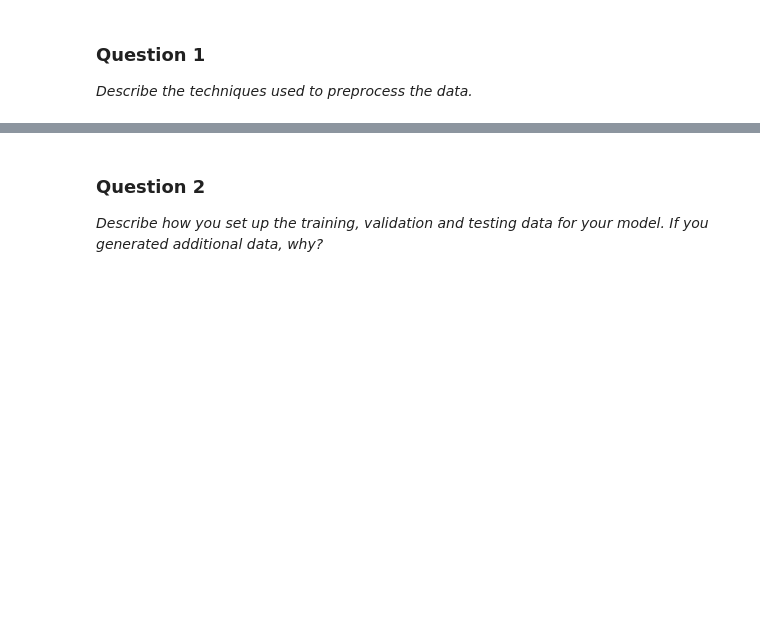
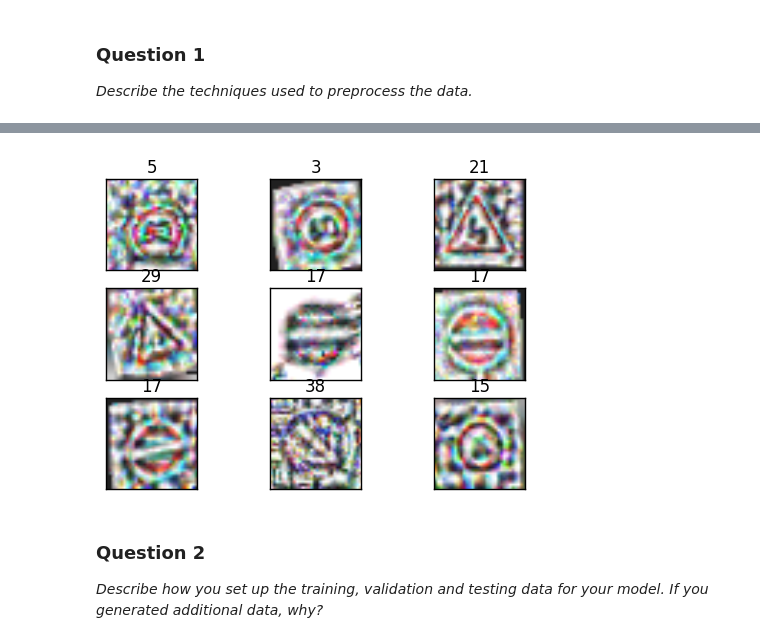
Before and after one commit to chinnikrishna/TrafficSignClassifier, a Jupyter notebook: Traffic_Signs_Recognition.ipynb, the cells around one changed output, grey strips where cells are left out. Cells and saved outputs as stored; diff of their text form; code cells hidden in the pictures; blank space fills up the shorter version.

```diff
--- a/Traffic_Signs_Recognition.ipynb
+++ b/Traffic_Signs_Recognition.ipynb
@@ -278,13 +146,0 @@ Synthetic Data Generation Completed
-# %%
-#Combine Synthetic and Original Training data
-#Create Empty Arrays
-XTrainTotal=np.zeros(shape=(TotalDataSize,X_train.shape[1],X_train.shape[2],X_train.shape[3]))
-YTrainTotal=np.zeros(TotalDataSize)
-assert(XTrainTotal.shape[0]==TotalDataSize)
-#Concatenate
-XTrainTotal=np.concatenate([XTrainY],axis=0)
-YTrainTotal=np.concatenate([y_train],axis=0)
-for i in range(0,n_classes):
-    XTrainTotal=np.concatenate((XTrainTotal,XTrainList[i]),axis=0)
-    YTrainTotal=np.concatenate((YTrainTotal,YTrainList[i]),axis=0)
-print("DataSet Generation and Accumulation completed")
@@ -293,3 +216,26 @@ DataSet Generation and Accumulation completed
+# %%
+#Pre Processing all the Images now
+def preProcess(Img):
+    Image=Img
+    #Global Histogram Equilization
+    Image[:,:,0]=cv2.equalizeHist(Image[:,:,0])
+    Image[:,:,1]=cv2.equalizeHist(Image[:,:,1])
+    Image[:,:,2]=cv2.equalizeHist(Image[:,:,2])
+    #Local Histogram Equilization
+    clahe=cv2.createCLAHE(clipLimit=2.0, tileGridSize=(8,8))
+    Image[:,:,0]=clahe.apply(Image[:,:,0])
+    Image[:,:,1]=clahe.apply(Image[:,:,1])
+    Image[:,:,2]=clahe.apply(Image[:,:,2])
+    return Image
+#Pre Processing Training Image
+TrainFeaturesPP=np.zeros(TrainFeatures.shape,TrainFeatures.dtype)
+for i in range(0,len(TrainFeatures)):
+    TrainFeaturesPP[i]=preProcess(TrainFeatures[i])
+# %%
+#Plotting Training Images after pre-processing
+pltRandImages(TrainFeaturesPP,TrainLabels,3)
+# %% [output]
+[figure, added]
 # %%
 #Splitting into Train and Validation Sets
 ValSize=0.1 #10%
```
Also changed, not shown: parts of 29 cells of this notebook.
